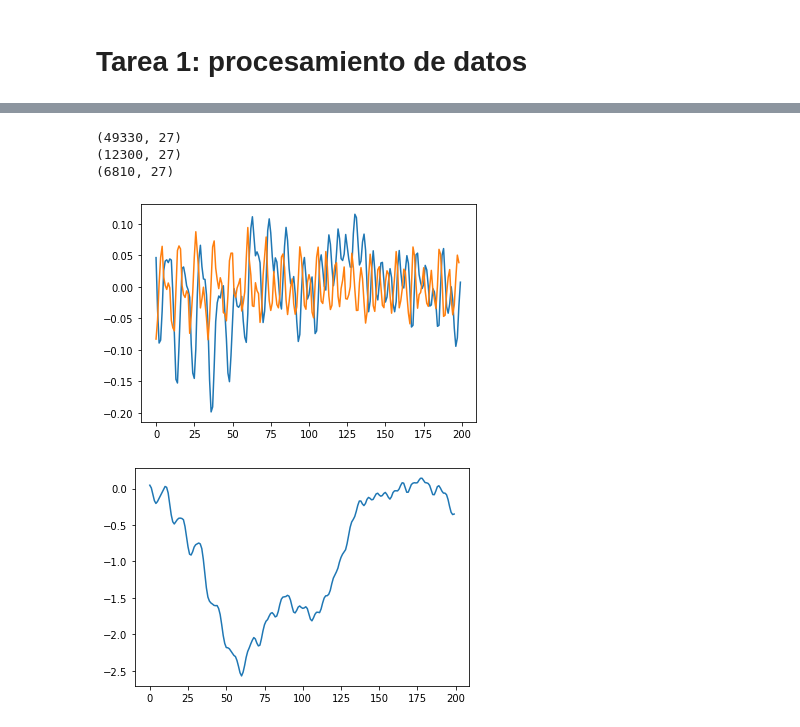
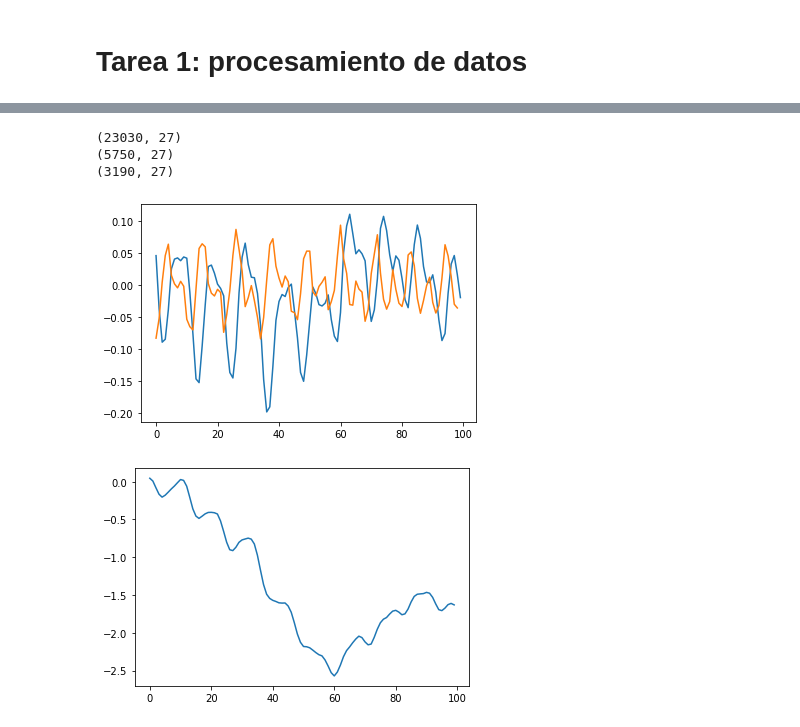
Before and after one commit to MartinVIllesca/ME7260-Aprendizaje-Profundo-en-Diagnostico-y-Pronostico-de-Fallas, a Jupyter notebook: t1/T1.ipynb, the cells around one changed output, grey strips where cells are left out. Drawn from its saved outputs; the diff is of its cells as text; code cells hidden in the pictures.

```diff
--- a/t1/T1.ipynb
+++ b/t1/T1.ipynb
@@ -84,15 +84,15 @@ print('train {}, validation {} and test {} shapes'.format(train_data.shape,
                                                           val_data.shape,
                                                           test_data.shape))
 
-nperwd = 200
-nleap = 42
+nperwd = 100
+nleap = 90
 
 X_train = get_time_windows(train_data, nperwd, nleap)
-print('train windows {}'.format(X_train.shape[0]))
+print('train {}'.format(X_train.shape))
 X_val = get_time_windows(val_data, nperwd, nleap)
-print('val windows {}'.format(X_val.shape[0]))
+print('val {}'.format(X_val.shape))
 X_test = get_time_windows(test_data, nperwd, nleap)
-print('test windows {}'.format(X_test.shape[0]))
+print('test {}'.format(X_test.shape))
 
 plt.plot(X_train[0,:,0])
 plt.xlabel('samples'), plt.ylabel('Healthy')
@@ -232,21 +229,26 @@ def extract_featuresAll(X):
 # %%
 # obtener features de las series de tiempo
 train_features = extract_featuresAll(X_train)
 val_features = extract_featuresAll(X_val)
 test_features = extract_featuresAll(X_test)
 
 print(train_features.shape)
 print(val_features.shape)
 print(test_features.shape)
 
 plt.plot(X_train[0])
 plt.plot(np.diff(X_train, axis=1)[0])
 plt.show()
 plt.plot(np.cumsum(X_train, axis=1)[0])
 plt.show()
+
+np.savez('featured_data.npz',
+         X_train=train_features, Y_train=Y_train,
+         X_val=val_features, Y_val=Y_val,
+         X_test=test_features, Y_test=Y_test)
 # %% [output]
-(49330, 27)
-(12300, 27)
-(6810, 27)
+(23030, 27)
+(5750, 27)
+(3190, 27)
-[figure, old version]
+[figure, new version]
-[figure, old version]
+[figure, new version]
```
Also changed, not shown: parts of 14 cells of this notebook.
